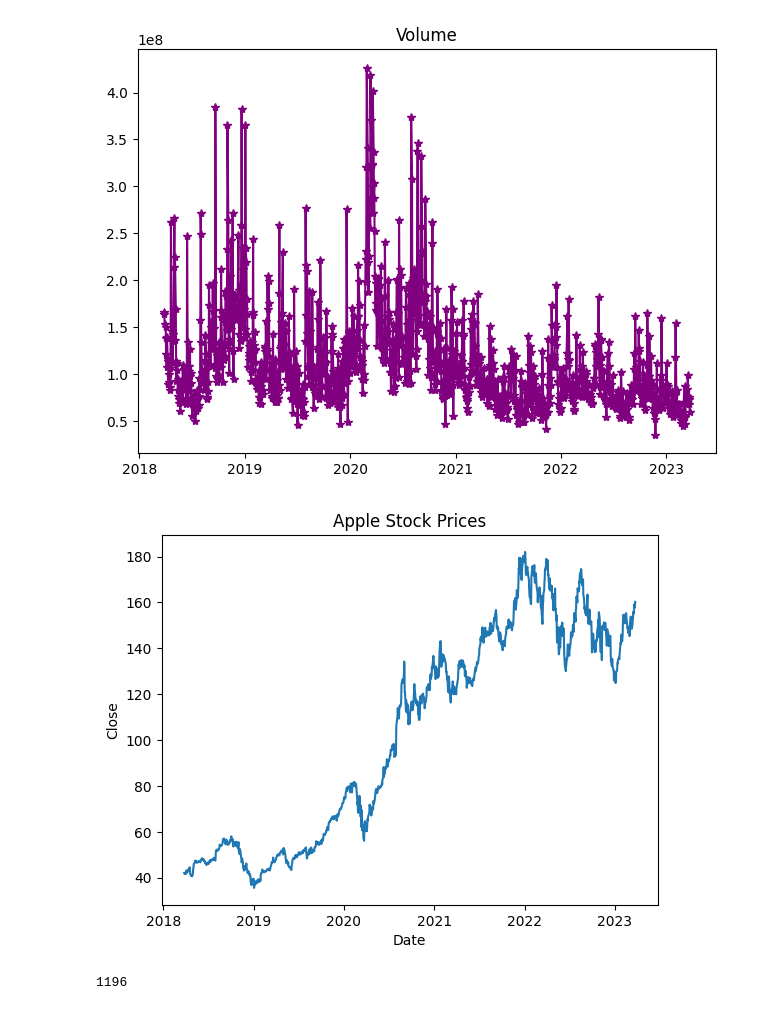
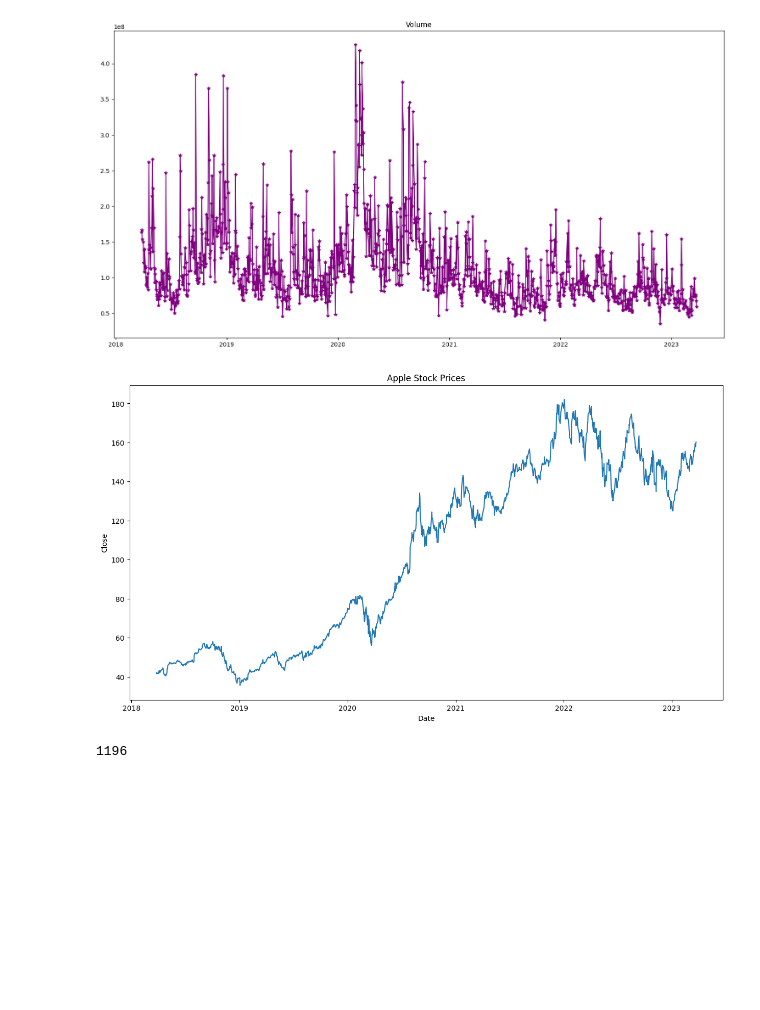
Before and after one commit to byMagg/IA, a Jupyter notebook: stocks-prediction/prediction.ipynb, the cells around one changed output. Cells and saved outputs as stored; diff of their text form; code cells hidden in the pictures; blank space fills up the shorter version.

```diff
--- a/stocks-prediction/prediction.ipynb
+++ b/stocks-prediction/prediction.ipynb
@@ -51,20 +51,21 @@ plt.tight_layout()
 # %%
 
-plt.figure()
+plt.figure(figsize=(15, 8))
 plt.plot(data['Date'], data['Volume'], c='purple', marker='*')
 plt.title("Volume")
 plt.tight_layout()
 # %% [output]
-[figure, old version]
+[figure, new version]
 # %%
 prediction_range = data.loc[(data['Date'] > datetime(2018,3,27)) & (data['Date'] < datetime(2023,3,27))]
+plt.figure(figsize=(15, 8))
 plt.plot(data['Date'], data['Close'])
 plt.xlabel("Date")
 plt.ylabel("Close")
 plt.title("Apple Stock Prices")
 plt.show()
 # %% [output]
-[figure, old version]
+[figure, new version]
 # %%
 close_data = data.filter(['Close'])
 dataset = close_data.values
```
Also changed, not shown: parts of 7 cells of this notebook.
